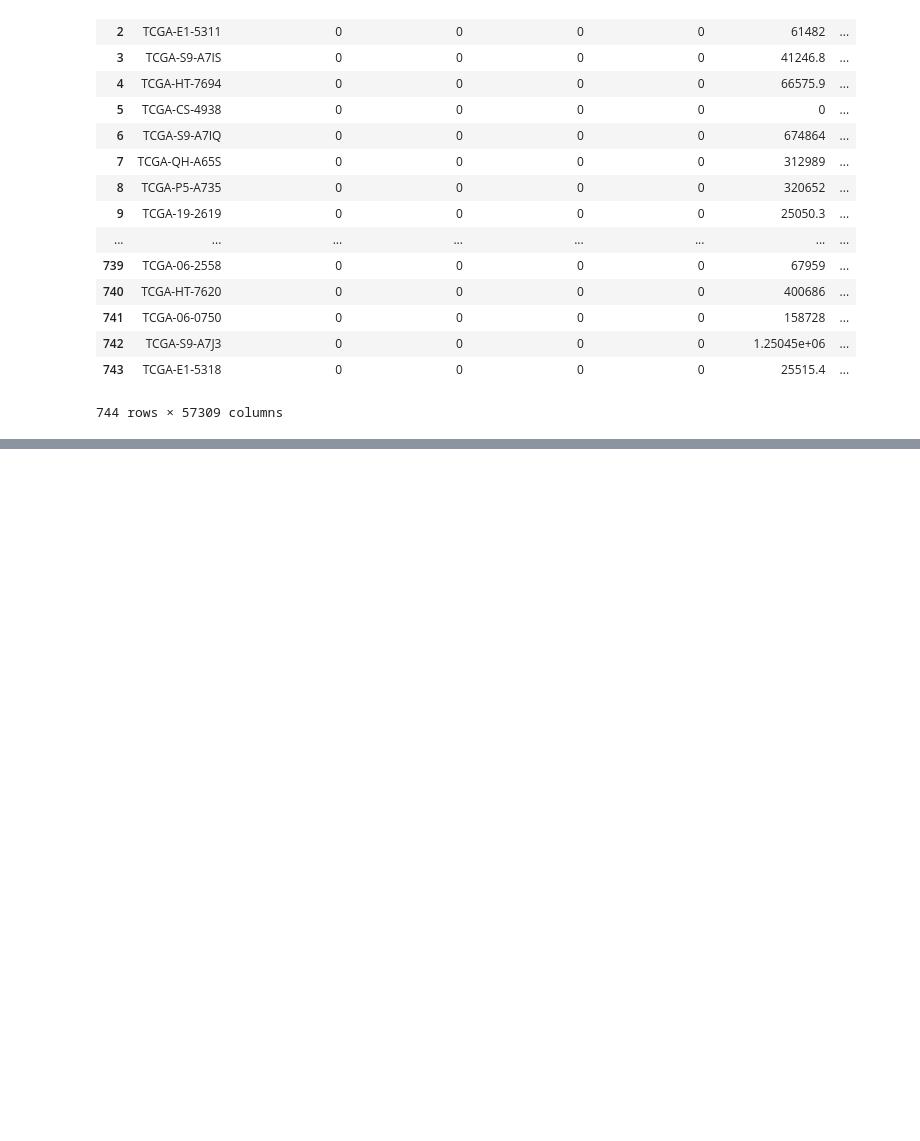
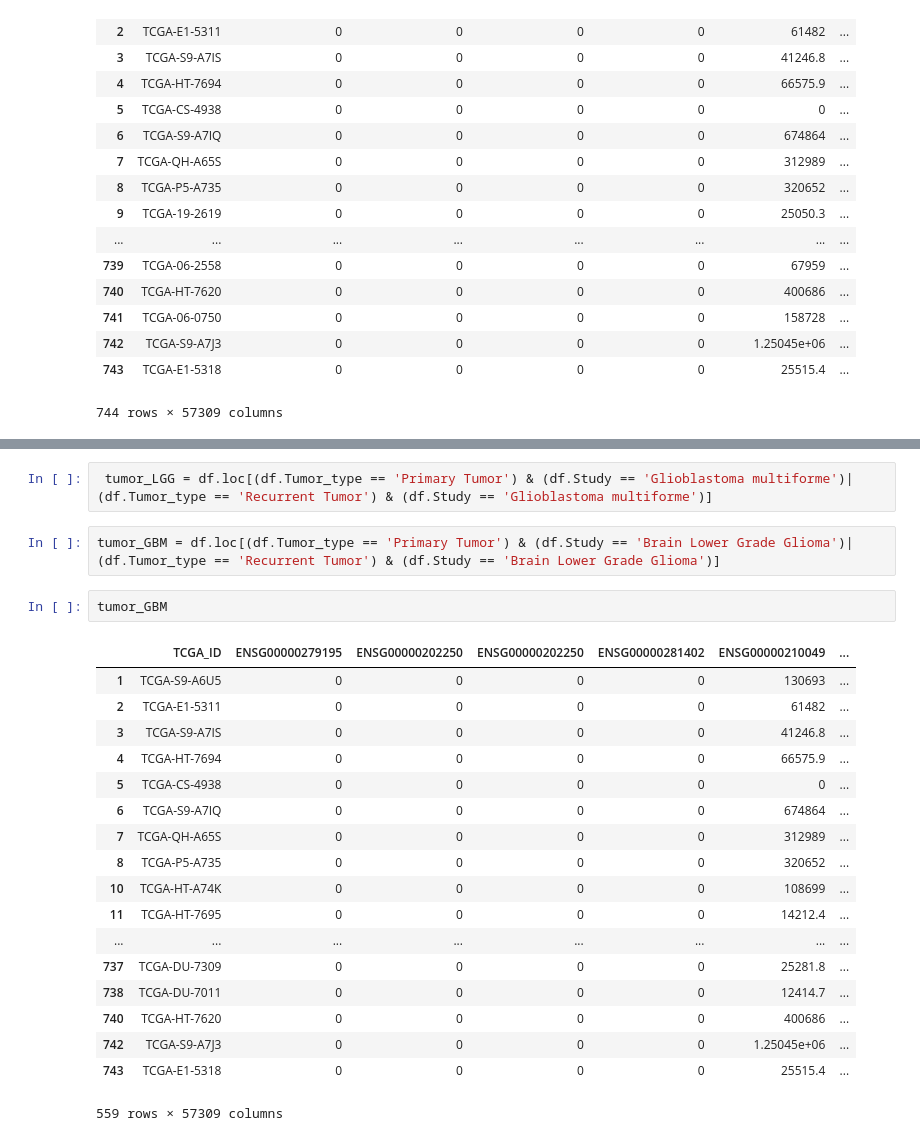
Before and after one commit to kanzabatool/Comp_genomics, a Jupyter notebook: computational_genomics.ipynb, the cells around one changed output, grey strips where cells are left out. Cells and saved outputs as stored; diff of their text form; blank space fills up the shorter version.

```diff
--- a/computational_genomics.ipynb
+++ b/computational_genomics.ipynb
@@ -251,0 +266,25 @@ df
+# %%
+ tumor_LGG = df.loc[(df.Tumor_type == 'Primary Tumor') & (df.Study == 'Glioblastoma multiforme')|(df.Tumor_type == 'Recurrent Tumor') & (df.Study == 'Glioblastoma multiforme')]
+# %%
+tumor_GBM = df.loc[(df.Tumor_type == 'Primary Tumor') & (df.Study == 'Brain Lower Grade Glioma')|(df.Tumor_type == 'Recurrent Tumor') & (df.Study == 'Brain Lower Grade Glioma')]
+# %%
+tumor_GBM
+# %% [output]
+|  | TCGA_ID | ENSG00000279195 | ENSG00000202250 | ENSG00000202250 | ENSG00000281402 | ENSG00000210049 | ... |
+| 1 | TCGA-S9-A6U5 | 0 | 0 | 0 | 0 | 130693 | ... |
+| 2 | TCGA-E1-5311 | 0 | 0 | 0 | 0 | 61482 | ... |
+| 3 | TCGA-S9-A7IS | 0 | 0 | 0 | 0 | 41246.8 | ... |
+| 4 | TCGA-HT-7694 | 0 | 0 | 0 | 0 | 66575.9 | ... |
+| 5 | TCGA-CS-4938 | 0 | 0 | 0 | 0 | 0 | ... |
+| 6 | TCGA-S9-A7IQ | 0 | 0 | 0 | 0 | 674864 | ... |
+| 7 | TCGA-QH-A65S | 0 | 0 | 0 | 0 | 312989 | ... |
+| 8 | TCGA-P5-A735 | 0 | 0 | 0 | 0 | 320652 | ... |
+| 10 | TCGA-HT-A74K | 0 | 0 | 0 | 0 | 108699 | ... |
+| 11 | TCGA-HT-7695 | 0 | 0 | 0 | 0 | 14212.4 | ... |
+| ... | ... | ... | ... | ... | ... | ... | ... |
+| 737 | TCGA-DU-7309 | 0 | 0 | 0 | 0 | 25281.8 | ... |
+| 738 | TCGA-DU-7011 | 0 | 0 | 0 | 0 | 12414.7 | ... |
+| 740 | TCGA-HT-7620 | 0 | 0 | 0 | 0 | 400686 | ... |
+| 742 | TCGA-S9-A7J3 | 0 | 0 | 0 | 0 | 1.25045e+06 | ... |
+| 743 | TCGA-E1-5318 | 0 | 0 | 0 | 0 | 25515.4 | ... |
+559 rows × 57309 columns
```
Also changed, not shown: parts of 7 cells of this notebook.
